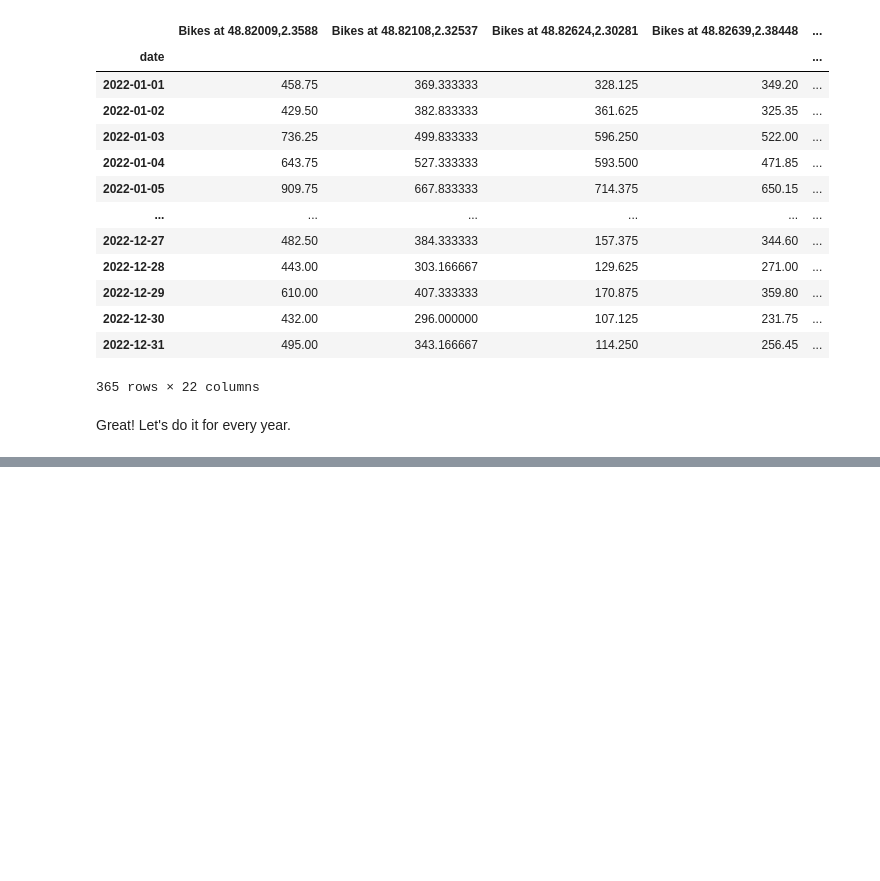
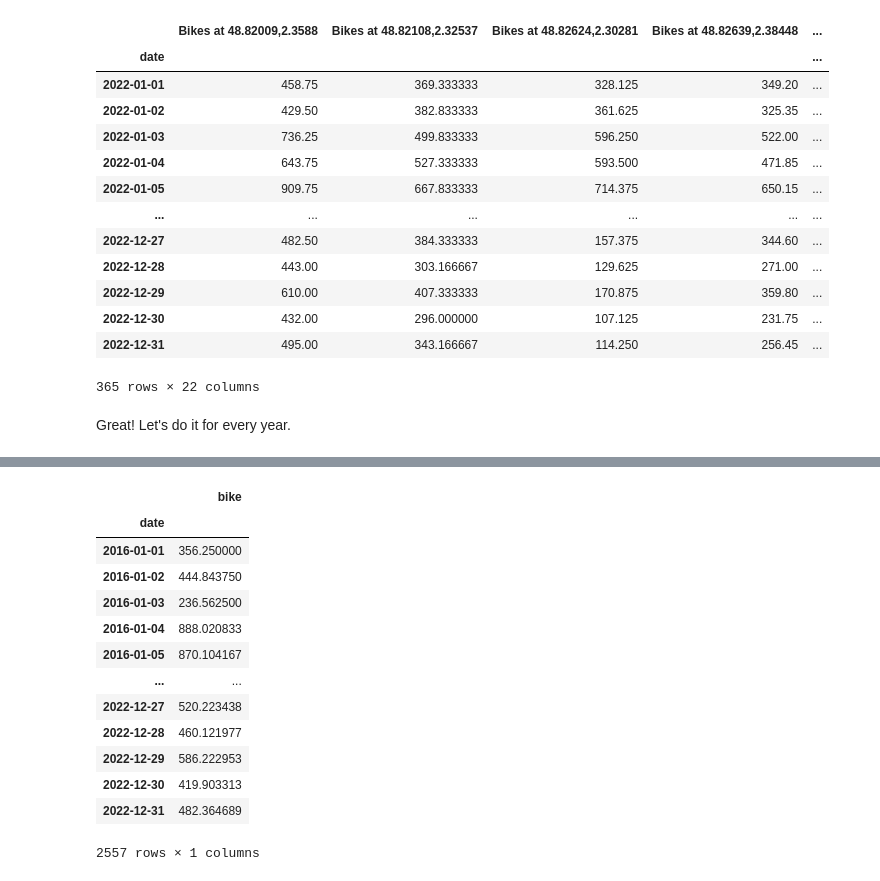
Before and after one commit to ML-Romain-Octave-Ruben/datasets, a Jupyter notebook: Bike data preparation.ipynb, the cells around one changed output, grey strips where cells are left out. Cells and saved outputs as stored; diff of their text form; code cells hidden in the pictures; blank space fills up the shorter version.

```diff
--- a/Bike data preparation.ipynb
+++ b/Bike data preparation.ipynb
@@ -391,0 +435,18 @@ We can notice the impact of Covid 2019!
+# %%
+final_res.rename(columns={'mean': 'bike'}, inplace=True)
+final_res
+# %% [output]
+|  | bike |
+| date |  |
+| 2016-01-01 | 356.250000 |
+| 2016-01-02 | 444.843750 |
+| 2016-01-03 | 236.562500 |
+| 2016-01-04 | 888.020833 |
+| 2016-01-05 | 870.104167 |
+| ... | ... |
+| 2022-12-27 | 520.223438 |
+| 2022-12-28 | 460.121977 |
+| 2022-12-29 | 586.222953 |
+| 2022-12-30 | 419.903313 |
+| 2022-12-31 | 482.364689 |
+2557 rows × 1 columns
```
Also changed, not shown: parts of 12 cells of this notebook, 3 other files.
